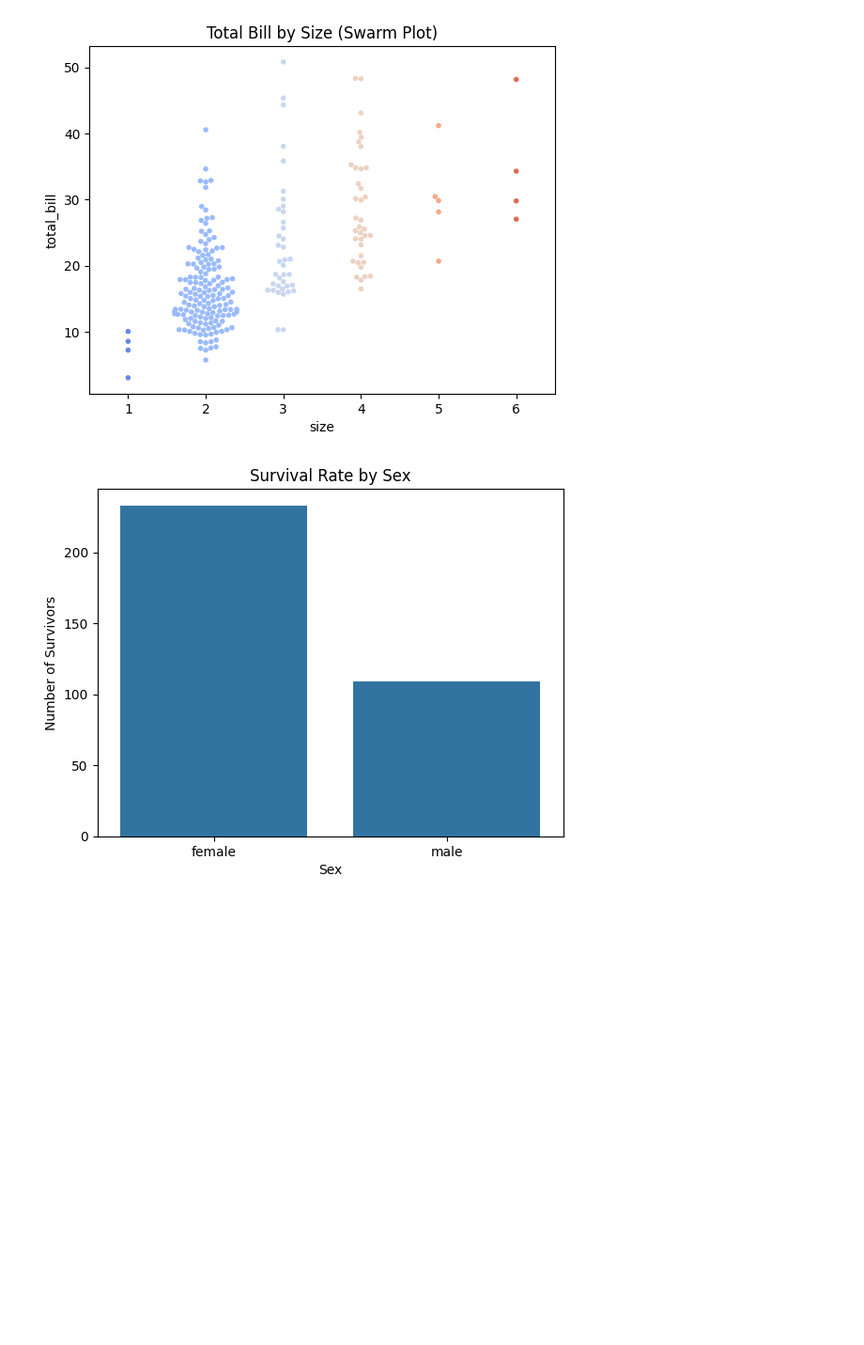
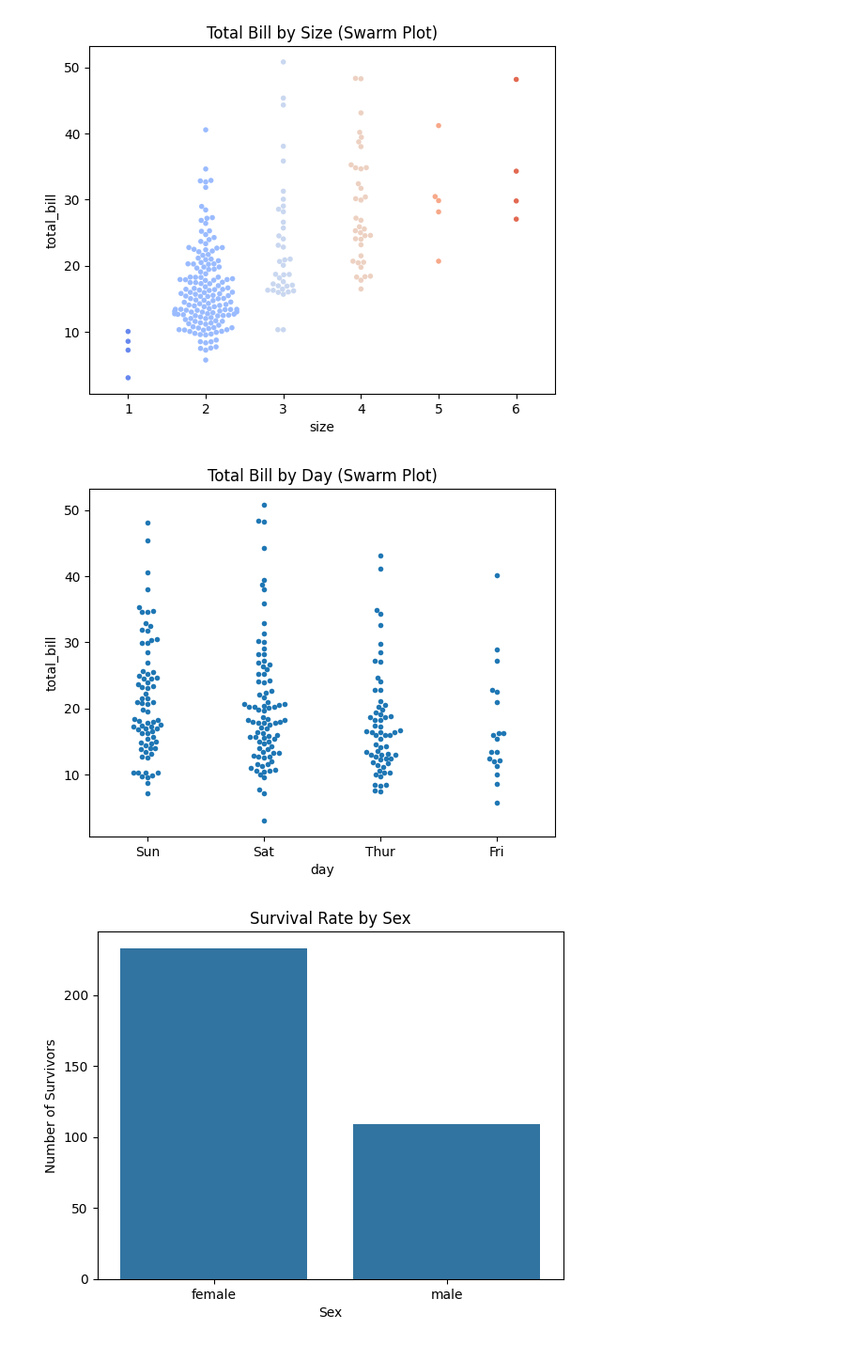
Before and after one commit to 2020kucp1072/Libraries, a Jupyter notebook: seaborn.ipynb, the cells around one changed output. Shown at 94% size. Saved outputs shown, nothing was run; the diff lists cells and outputs as text; code cells hidden in the pictures; blank space fills up the shorter version.

Commit message:
[VEMULA] add:python program to swarm  plot of 'total bill' against 'day'

```diff
--- a/seaborn.ipynb
+++ b/seaborn.ipynb
@@ -163,6 +163,25 @@ Passing `palette` without assigning `hue` is deprecated and will be removed in v
 
   sns.swarmplot(x="size", y="total_bill", data=data,size=4,palette='coolwarm')
 [figure]
+# %%
+def swarm_plot_total_bill_day():
+    """
+    Description:
+        This function loads the Tips dataset and creates a swarm plot of 'total_bill' against 'day'.
+    Parameters:
+        None
+    Return:
+        None
+    """
+    url = "https://raw.githubusercontent.com/mwaskom/seaborn-data/master/tips.csv"
+    data = pd.read_csv(url)
+    sns.swarmplot(x="day", y="total_bill", data=data,size=4)
+    plt.title("Total Bill by Day (Swarm Plot)")
+    plt.show()
+
+swarm_plot_total_bill_day()
+# %% [output]
+[figure, added]
 # %%
 def main():
 
```
Also changed, not shown: parts of 1 cell of this notebook.
